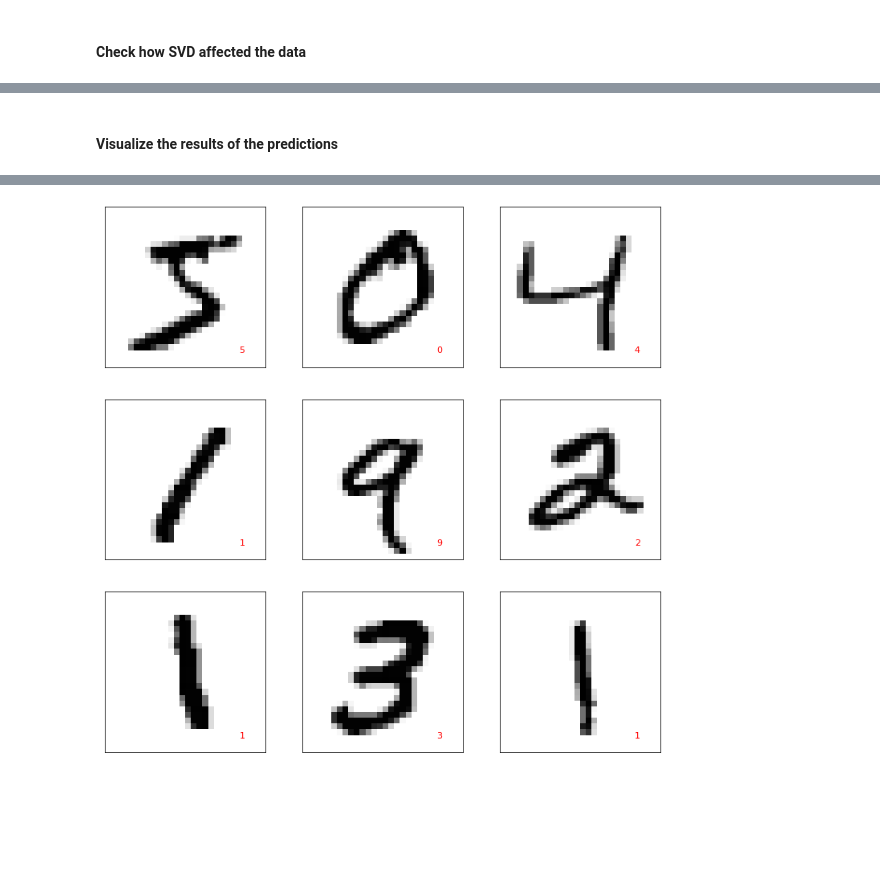
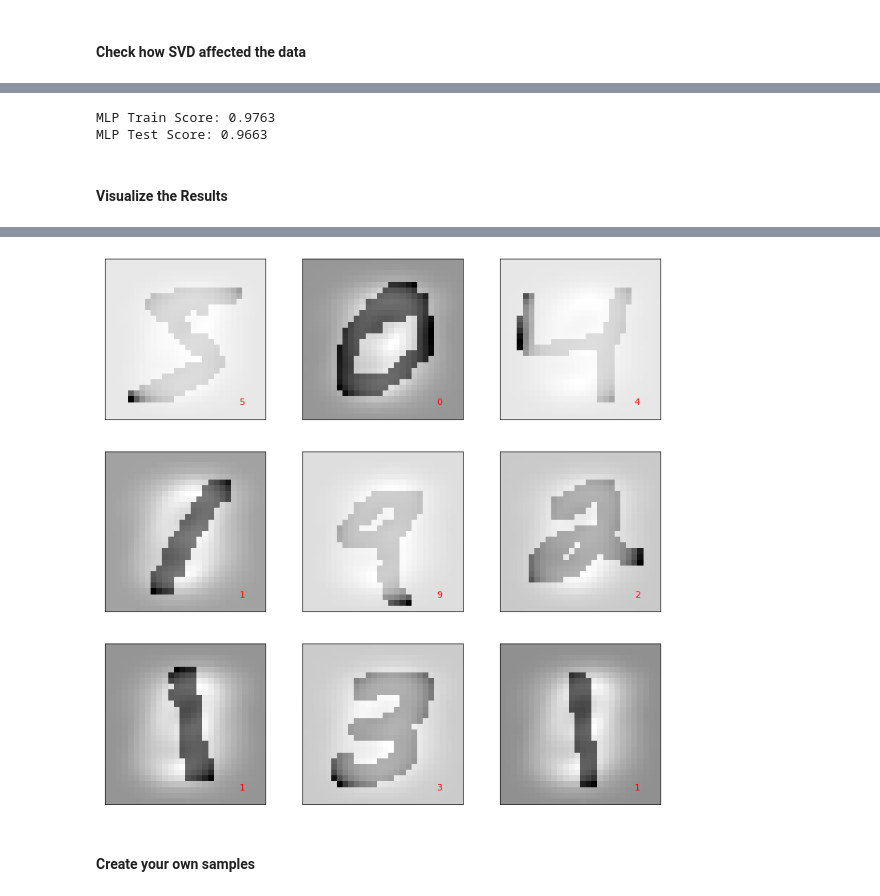
Before and after one commit to rohannakra/AI-Predicts-Hand-Written-Digits, a Jupyter notebook: mnist_dataset.ipynb, the cells around one changed output, grey strips where cells are left out. Saved outputs shown, nothing was run; the diff lists cells and outputs as text; code cells hidden in the pictures; blank space fills up the shorter version.

Commit message:
Editing python and jupyter file.

```diff
--- a/mnist_dataset.ipynb
+++ b/mnist_dataset.ipynb
@@ -134,0 +141,9 @@ Test Score: 0.9501428571428571
+# %%
+lin_clf = Perceptron()    # Perceptron only works when data is linear.
+
+# NOTE: SVDs are good for dimensionality reduction when data has a lot of zeros.
+
+lin_clf.fit(X_train, y_train)
+
+print(lin_clf.score(X_train, y_train))
+print(lin_clf.score(X_test, y_test))
@@ -156,26 +168,64 @@ print(f'% of Non Zero in Data: Before SVD: {nonzeros_before:.2f}, After SVD: {no
+# %%
+mlp_clf = MLPClassifier(    # MLP stands for multi-layer perceptron.
+    random_state=42,
+    hidden_layer_sizes=(200,),
+    alpha=1
+)
+
+start_time = time()
+
+mlp_clf.fit(X_train, y_train)
+
+end_time = (time() - start_time)/60
+
+print('MLP Train Score: {}'.format(train_score := mlp_clf.score(X_train, y_train)))
+print('MLP Test Score: {}'.format(test_score := mlp_clf.score(X_test, y_test)))
+
+# Notify when done.
+notification.notify(
+    title='Neural Network Training Results',
+    message=f'Elapsed: {end_time:.2f} min.'
+            f'\nTrain Score: {train_score*100:.2f}'
+            f'\nTest Score: {test_score*100:.2f}',
+    timeout=50,
+    app_icon='python_icon.ico'
+)
+# %% [output]
+MLP Train Score: 0.9763
+MLP Test Score: 0.9663
 # %% [markdown]
-#### Visualize the results of the predictions
+#### Visualize the Results
 # %%
-# Create cross validation arguments for predictions.
-cross_validate_args_pred = {
-    'cv': 5,
-    'n_jobs': -1,
-    'verbose': 100
-}
+# Checking how digits dataset displays images.
+dig_data = load_digits().data
+dig_img = load_digits().images
 
-predictions = cross_val_predict(pipe, data, target, **cross_validate_args_pred)[:9]
+print(dig_data.shape)
+print(dig_img.shape)
 
-# Making data 3D so that imshow() can read data correctly as an image.
+# NOTE: Found out that images variable is 3 dimensional!
+
+# Making data 3D so that imshow() can read data correctly as an img.
 
 # NOTE: The reshaping of the array is to make the sample the shape of a sample.
 
-data_imgs = data[:9].reshape(9, 28, 28)
+'''
+
+Ex: reshape(1, -1)
+
+returns a np array with a column of 784 data points.
+
+'''
 
 fig, axs = plt.subplots(3, 3, subplot_kw={'yticks': (), 'xticks': ()}, figsize=(12.5, 12.5))
 
+predictions = mlp_clf.predict(X_train[:9])
 axs = [ax for ax in axs.ravel()]
+data_imgs = X_train[:9].reshape(9, 28, 28)
 
-for ax, prediction, data_img in zip(axs, predictions, data_imgs):
-    ax.imshow(data_img, cmap='binary')
+for ax, prediction, img in zip(axs, predictions, data_imgs):
+    ax.imshow(img, cmap='binary')
     ax.text(23, 25, prediction, fontsize=11, color='red')
+
+plt.show()
 # %% [output]
@@ -188 +234,3 @@ for ax, prediction, data_img in zip(axs, predictions, data_imgs):
-[figure, old version]
+[figure, new version]
+# %% [markdown]
+#### Create your own samples
```
Also changed, not shown: parts of 19 cells of this notebook, 1 other file.
